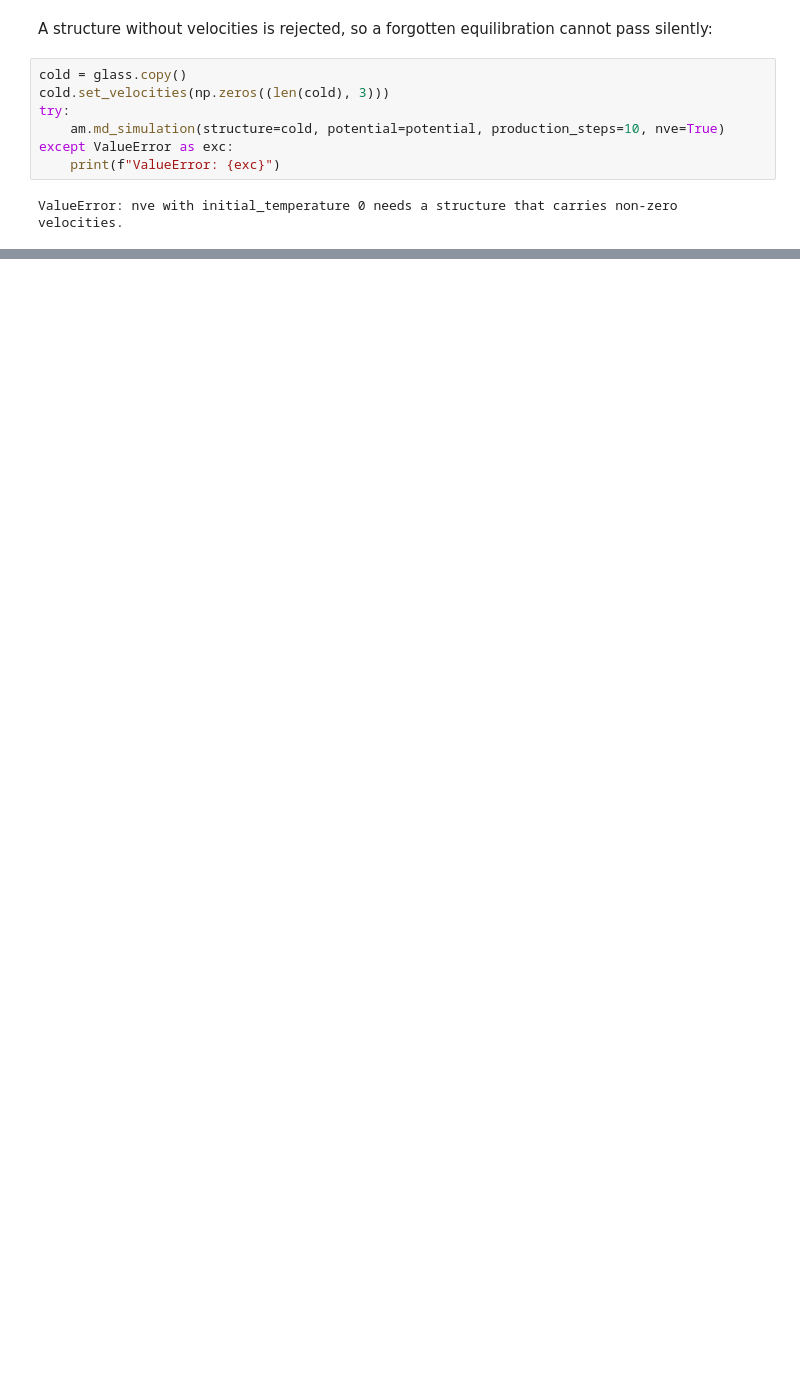
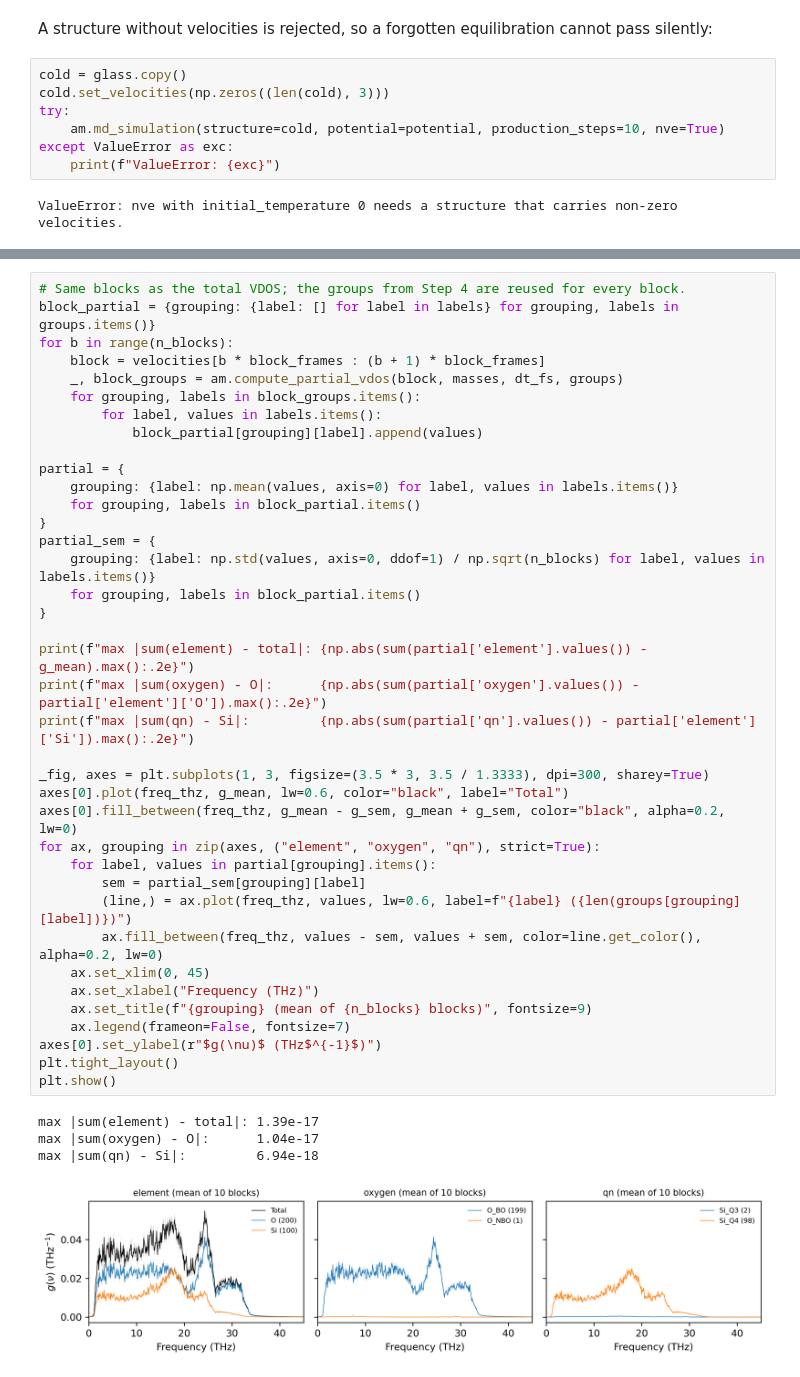
Before and after one commit to glasagent/amorphouspy, a Jupyter notebook: notebooks/VDOSTutorial.ipynb, the cells around one changed output, grey strips where cells are left out. Saved outputs shown, nothing was run; the diff lists cells and outputs as text; blank space fills up the shorter version.

```diff
--- a/notebooks/VDOSTutorial.ipynb
+++ b/notebooks/VDOSTutorial.ipynb
@@ -220,0 +277,43 @@ max |g_Si + g_O - g_total|: 2.78e-17
+# %%
+# Same blocks as the total VDOS; the groups from Step 4 are reused for every block.
+block_partial = {grouping: {label: [] for label in labels} for grouping, labels in groups.items()}
+for b in range(n_blocks):
+    block = velocities[b * block_frames : (b + 1) * block_frames]
+    _, block_groups = am.compute_partial_vdos(block, masses, dt_fs, groups)
+    for grouping, labels in block_groups.items():
+        for label, values in labels.items():
+            block_partial[grouping][label].append(values)
+
+partial = {
+    grouping: {label: np.mean(values, axis=0) for label, values in labels.items()}
+    for grouping, labels in block_partial.items()
+}
+partial_sem = {
+    grouping: {label: np.std(values, axis=0, ddof=1) / np.sqrt(n_blocks) for label, values in labels.items()}
+    for grouping, labels in block_partial.items()
+}
+
+print(f"max |sum(element) - total|: {np.abs(sum(partial['element'].values()) - g_mean).max():.2e}")
+print(f"max |sum(oxygen) - O|:      {np.abs(sum(partial['oxygen'].values()) - partial['element']['O']).max():.2e}")
+print(f"max |sum(qn) - Si|:         {np.abs(sum(partial['qn'].values()) - partial['element']['Si']).max():.2e}")
+
+_fig, axes = plt.subplots(1, 3, figsize=(3.5 * 3, 3.5 / 1.3333), dpi=300, sharey=True)
+axes[0].plot(freq_thz, g_mean, lw=0.6, color="black", label="Total")
+axes[0].fill_between(freq_thz, g_mean - g_sem, g_mean + g_sem, color="black", alpha=0.2, lw=0)
+for ax, grouping in zip(axes, ("element", "oxygen", "qn"), strict=True):
+    for label, values in partial[grouping].items():
+        sem = partial_sem[grouping][label]
+        (line,) = ax.plot(freq_thz, values, lw=0.6, label=f"{label} ({len(groups[grouping][label])})")
+        ax.fill_between(freq_thz, values - sem, values + sem, color=line.get_color(), alpha=0.2, lw=0)
+    ax.set_xlim(0, 45)
+    ax.set_xlabel("Frequency (THz)")
+    ax.set_title(f"{grouping} (mean of {n_blocks} blocks)", fontsize=9)
+    ax.legend(frameon=False, fontsize=7)
+axes[0].set_ylabel(r"$g(\nu)$ (THz$^{-1}$)")
+plt.tight_layout()
+plt.show()
+# %% [output]
+max |sum(element) - total|: 1.39e-17
+max |sum(oxygen) - O|:      1.04e-17
+max |sum(qn) - Si|:         6.94e-18
+[figure, added]
```
Also changed, not shown: parts of 18 cells of this notebook, 7 other files.
